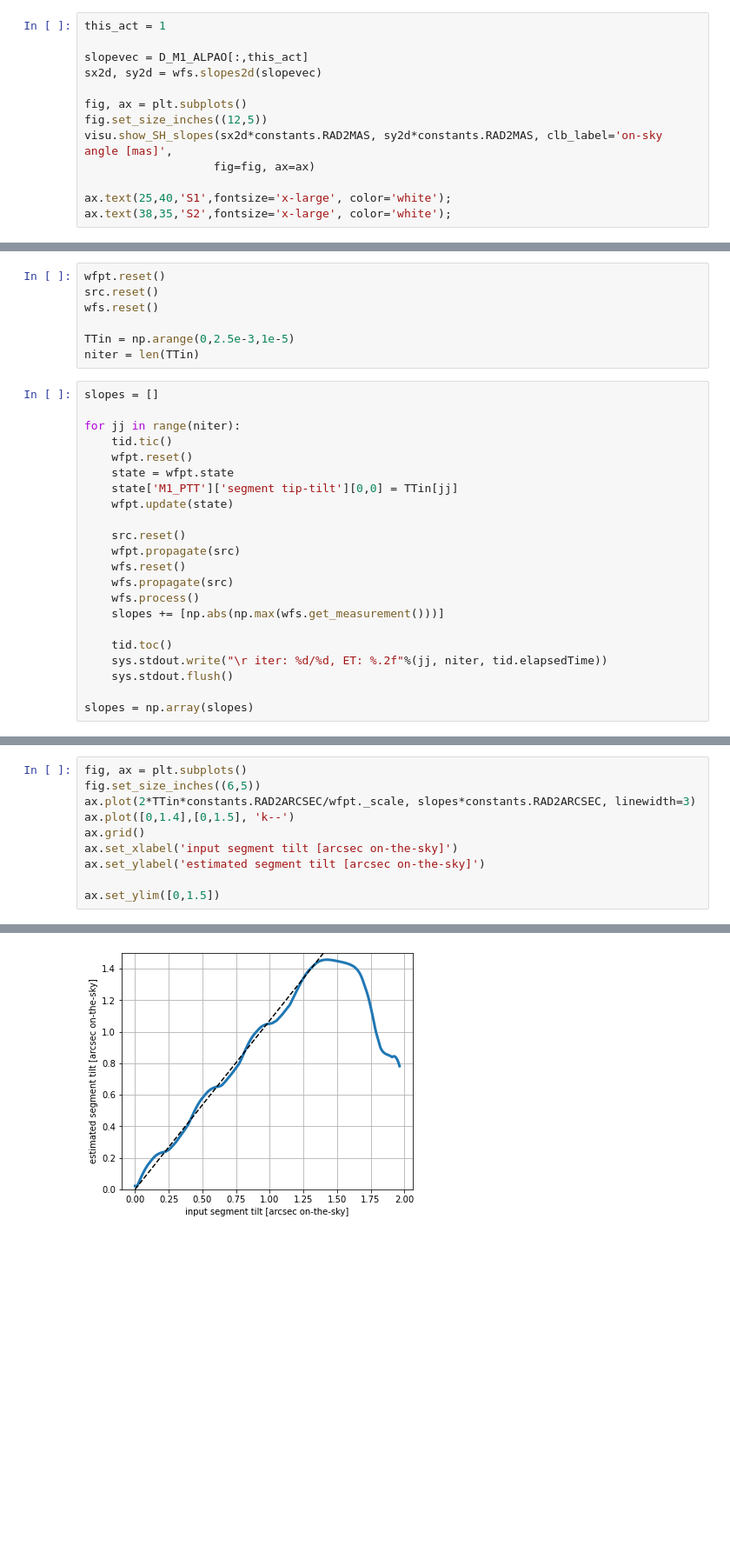
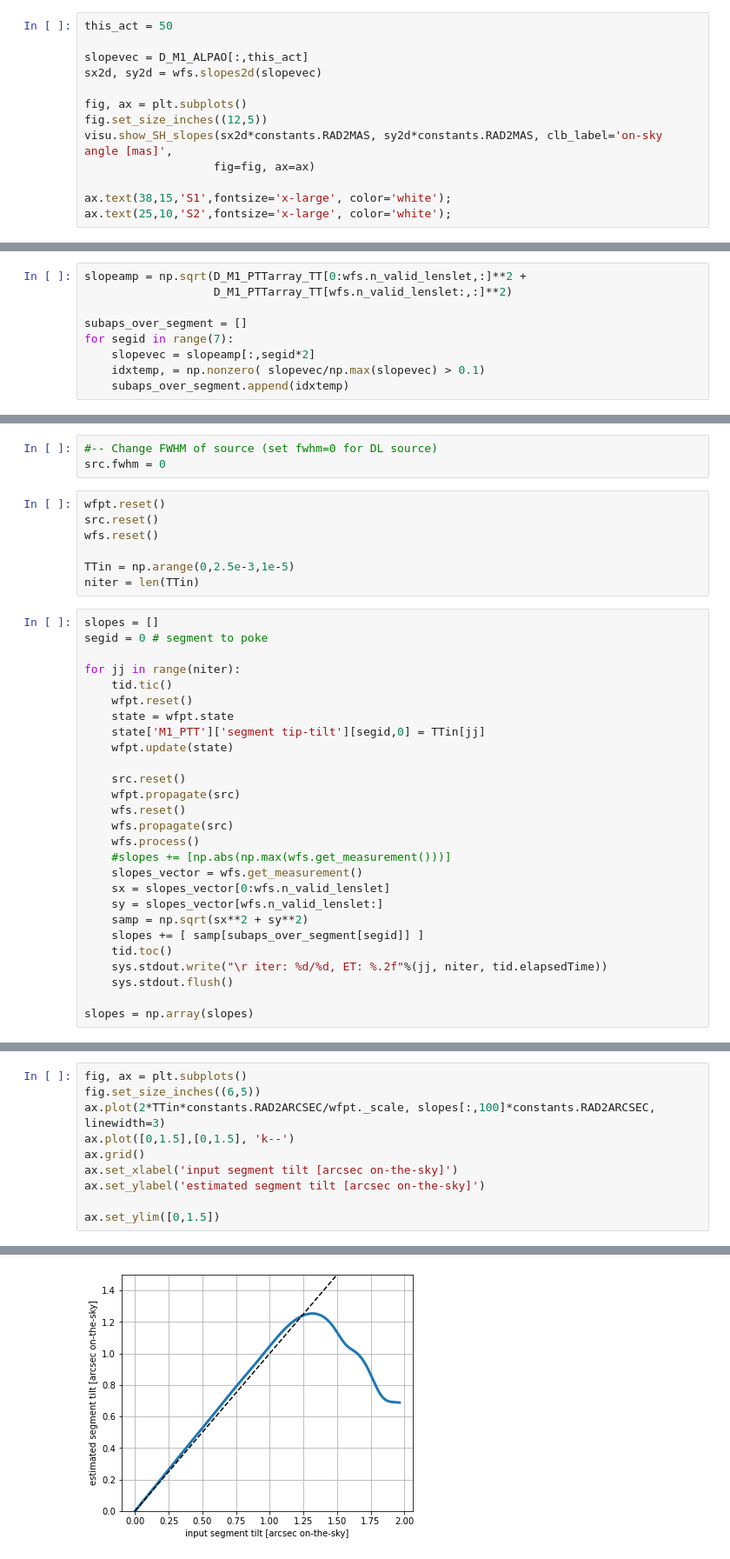
Before and after one commit to fquiros/CEO, a Jupyter notebook: python/ceo/wfpt/WFPT_model_demo_SH48.ipynb, the cells around one changed output, grey strips where cells are left out. Shown at 87% size. Saved outputs shown, nothing was run; the diff lists cells and outputs as text; blank space fills up the shorter version.

```diff
--- a/python/ceo/wfpt/WFPT_model_demo_SH48.ipynb
+++ b/python/ceo/wfpt/WFPT_model_demo_SH48.ipynb
@@ -630,5 +679,5 @@ Wall time: 11min 25s
 # %%
-this_act = 1
+this_act = 50
 
 slopevec = D_M1_ALPAO[:,this_act]
 sx2d, sy2d = wfs.slopes2d(slopevec)
@@ -638,6 +687,6 @@ fig.set_size_inches((12,5))
 visu.show_SH_slopes(sx2d*constants.RAD2MAS, sy2d*constants.RAD2MAS, clb_label='on-sky angle [mas]',
                    fig=fig, ax=ax)
 
-ax.text(25,40,'S1',fontsize='x-large', color='white');
-ax.text(38,35,'S2',fontsize='x-large', color='white');
+ax.text(38,15,'S1',fontsize='x-large', color='white');
+ax.text(25,10,'S2',fontsize='x-large', color='white');
 # %% [output]
@@ -710,0 +762,9 @@ visu.show_SH_slopes(sx2d*constants.RAD2MAS, sy2d*constants.RAD2MAS, clb_label='o
+# %%
+slopeamp = np.sqrt(D_M1_PTTarray_TT[0:wfs.n_valid_lenslet,:]**2 +
+                   D_M1_PTTarray_TT[wfs.n_valid_lenslet:,:]**2)
+
+subaps_over_segment = []
+for segid in range(7):
+    slopevec = slopeamp[:,segid*2]
+    idxtemp, = np.nonzero( slopevec/np.max(slopevec) > 0.1)
+    subaps_over_segment.append(idxtemp)
@@ -805,3 +885,6 @@ src.fwhm = 0
+# %%
+#-- Change FWHM of source (set fwhm=0 for DL source)
+src.fwhm = 0
 # %%
 wfpt.reset()
 src.reset()
@@ -811,12 +894,13 @@ TTin = np.arange(0,2.5e-3,1e-5)
 niter = len(TTin)
 # %%
 slopes = []
+segid = 0 # segment to poke
 
 for jj in range(niter):
     tid.tic()
     wfpt.reset()
     state = wfpt.state
-    state['M1_PTT']['segment tip-tilt'][0,0] = TTin[jj]
+    state['M1_PTT']['segment tip-tilt'][segid,0] = TTin[jj]
     wfpt.update(state)
 
     src.reset()
@@ -824,8 +908,12 @@ for jj in range(niter):
     wfs.reset()
     wfs.propagate(src)
     wfs.process()
-    slopes += [np.abs(np.max(wfs.get_measurement()))]
-
+    #slopes += [np.abs(np.max(wfs.get_measurement()))]
+    slopes_vector = wfs.get_measurement()
+    sx = slopes_vector[0:wfs.n_valid_lenslet]
+    sy = slopes_vector[wfs.n_valid_lenslet:]
+    samp = np.sqrt(sx**2 + sy**2)
+    slopes += [ samp[subaps_over_segment[segid]] ]
     tid.toc()
     sys.stdout.write("\r iter: %d/%d, ET: %.2f"%(jj, niter, tid.elapsedTime))
     sys.stdout.flush()
@@ -836,16 +924,16 @@ slopes = np.array(slopes)
 # %%
 fig, ax = plt.subplots()
 fig.set_size_inches((6,5))
-ax.plot(2*TTin*constants.RAD2ARCSEC/wfpt._scale, slopes*constants.RAD2ARCSEC, linewidth=3)
-ax.plot([0,1.4],[0,1.5], 'k--')
+ax.plot(2*TTin*constants.RAD2ARCSEC/wfpt._scale, slopes[:,100]*constants.RAD2ARCSEC, linewidth=3)
+ax.plot([0,1.5],[0,1.5], 'k--')
 ax.grid()
 ax.set_xlabel('input segment tilt [arcsec on-the-sky]')
 ax.set_ylabel('estimated segment tilt [arcsec on-the-sky]')
 
 ax.set_ylim([0,1.5])
 # %% [output]
 (0.0, 1.5)
-[figure, old version]
+[figure, new version]
 # %%
 #-- show the last WF applied (i.e. max tilt amplitude)
 opd = src._gs.phase.host()
```
Also changed, not shown: parts of 53 cells of this notebook.
